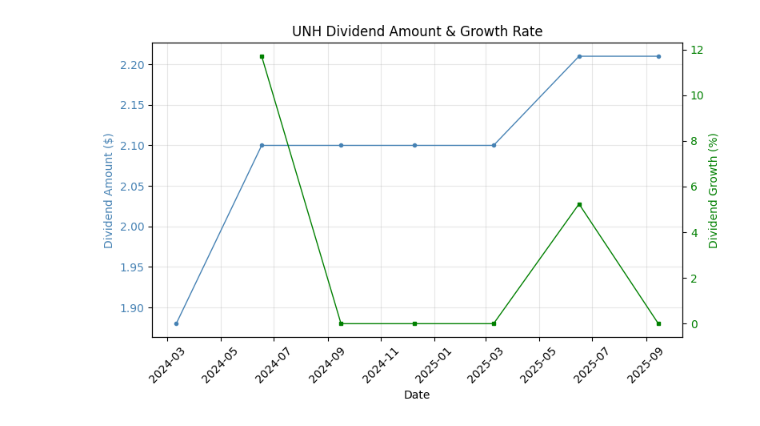
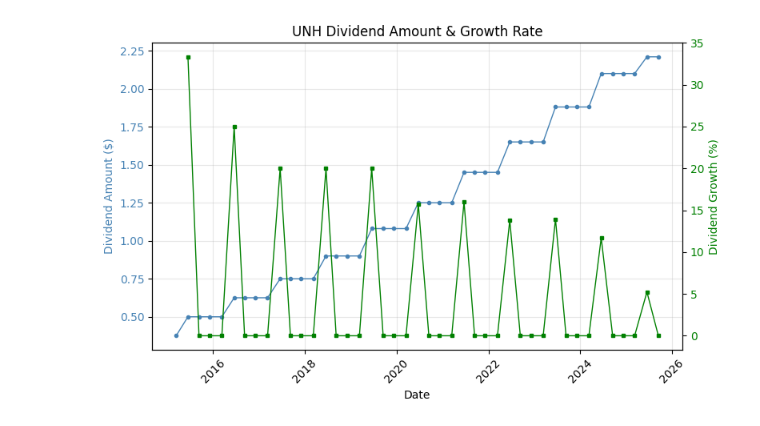
Before and after one commit to seafoodfry/quant, a Jupyter notebook: notebooks/unh-000.ipynb, the cells around one changed output. Cells and saved outputs as stored; diff of their text form; code cells hidden in the pictures.

Commit message:
[unh] Added 10 yrs of dividend history
Signed-off-by: seafoodfry <99568361+seafoodfry@users.noreply.github.com>

```diff
--- a/notebooks/unh-000.ipynb
+++ b/notebooks/unh-000.ipynb
@@ -19,4 +63,4 @@ dividend_records = [
 ]
 # %%
-df = pd.DataFrame(dividend_records, columns=['date', 'dividend_amount'])
-df = df.sort_values('date').reset_index(drop=True)
+df = pd.DataFrame(dividend_records, columns=['exdividend_date', 'dividend_amount'])
+df = df.sort_values('exdividend_date').reset_index(drop=True)
@@ -43,23 +83,23 @@ df['dividend_growth'] = df['dividend_amount'].pct_change() * 100
 # %%
 fig, ax1 = plt.subplots(figsize=(8, 5))
 
 # Left axis - dividend amount.
-ax1.plot(df['date'], df['dividend_amount'], marker='o', linewidth=1, markersize=3, color='steelblue', label='Dividend Amount')
+ax1.plot(df['exdividend_date'], df['dividend_amount'], marker='o', linewidth=1, markersize=3, color='steelblue', label='Dividend Amount')
 ax1.set_xlabel('Date')
 ax1.set_ylabel('Dividend Amount ($)', color='steelblue')
 ax1.tick_params(axis='y', labelcolor='steelblue')
 ax1.grid(True, alpha=0.3)
 
 # Right axis - dividend growth.
 ax2 = ax1.twinx()
-ax2.plot(df['date'], df['dividend_growth'], marker='s', linewidth=1, markersize=3, color='green', label='Growth Rate')
+ax2.plot(df['exdividend_date'], df['dividend_growth'], marker='s', linewidth=1, markersize=3, color='green', label='Growth Rate')
 ax2.set_ylabel('Dividend Growth (%)', color='green')
 ax2.tick_params(axis='y', labelcolor='green')
 
 plt.title('UNH Dividend Amount & Growth Rate')
 #plt.xticks(rotation=45)
 ax1.tick_params(axis='x', rotation=45)
 plt.tight_layout()
 plt.show()
 # %% [output]
-[figure, old version]
+[figure, new version]
```
Also changed, not shown: parts of 3 cells of this notebook.
